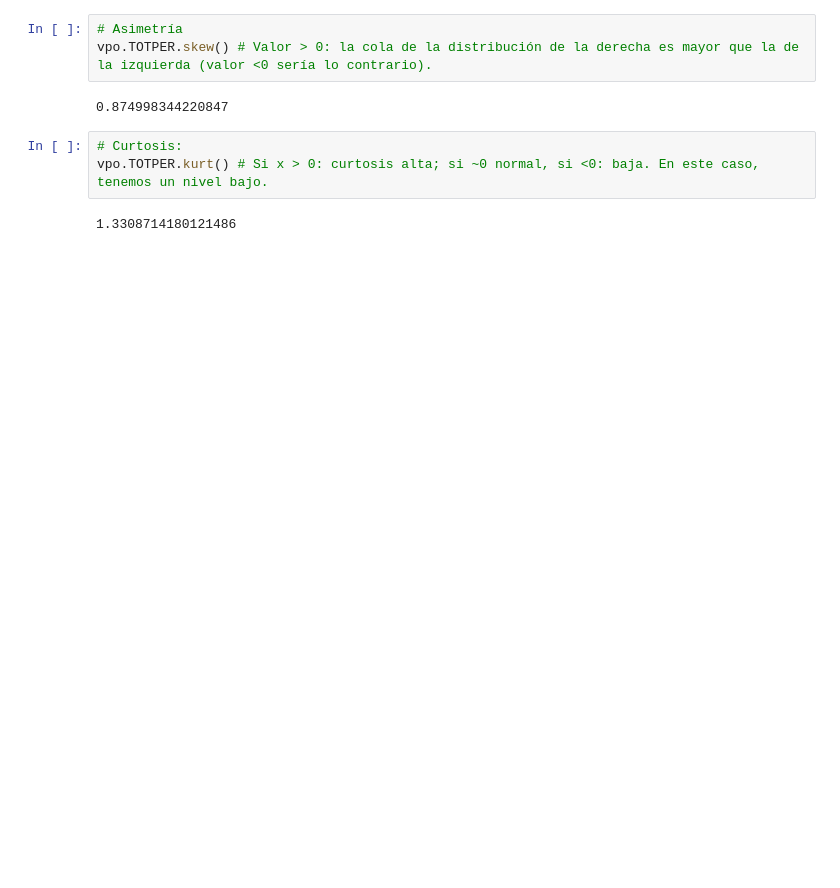
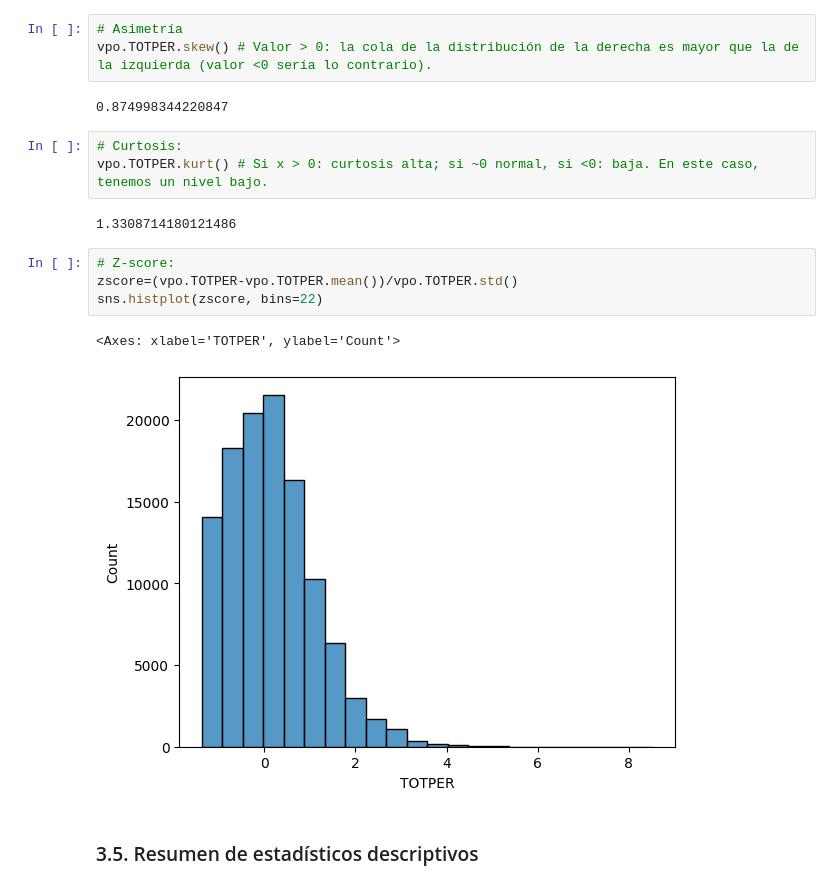
Before and after one commit to otoperalias/teaching, a Jupyter notebook: UTE_TallerAnalisisCuanti.ipynb, the cells around one changed output. Cells and saved outputs as stored; diff of their text form; blank space fills up the shorter version.

```diff
--- a/UTE_TallerAnalisisCuanti.ipynb
+++ b/UTE_TallerAnalisisCuanti.ipynb
@@ -230,3 +230,12 @@ vpo.TOTPER.skew() # Valor > 0: la cola de la distribución de la derecha es mayo
 vpo.TOTPER.kurt() # Si x > 0: curtosis alta; si ~0 normal, si <0: baja. En este caso, tenemos un nivel bajo.
 # %% [output]
 1.3308714180121486
+# %%
+# Z-score:
+zscore=(vpo.TOTPER-vpo.TOTPER.mean())/vpo.TOTPER.std()
+sns.histplot(zscore, bins=22)
+# %% [output]
+<Axes: xlabel='TOTPER', ylabel='Count'>
+[figure, added]
+# %% [markdown]
+### 3.5. Resumen de estadísticos descriptivos
```
Also changed, not shown: parts of 9 cells of this notebook.
